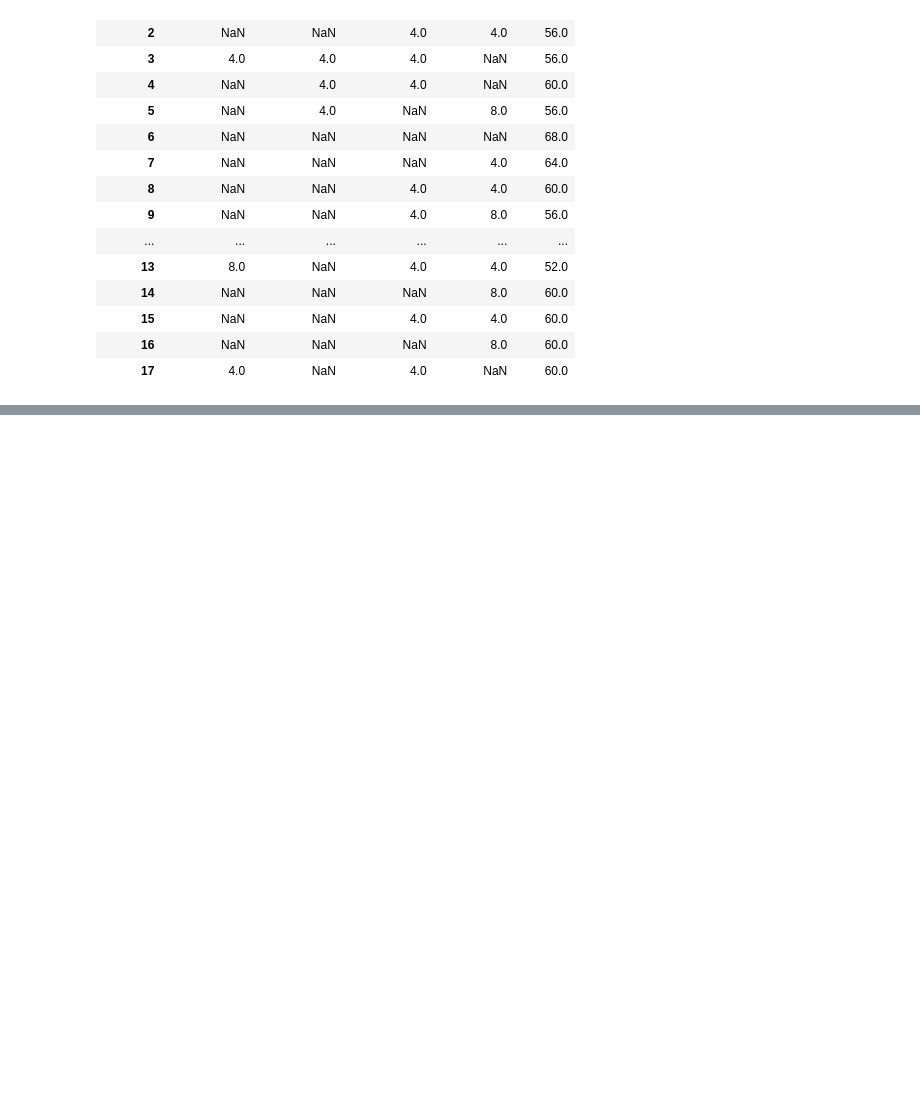
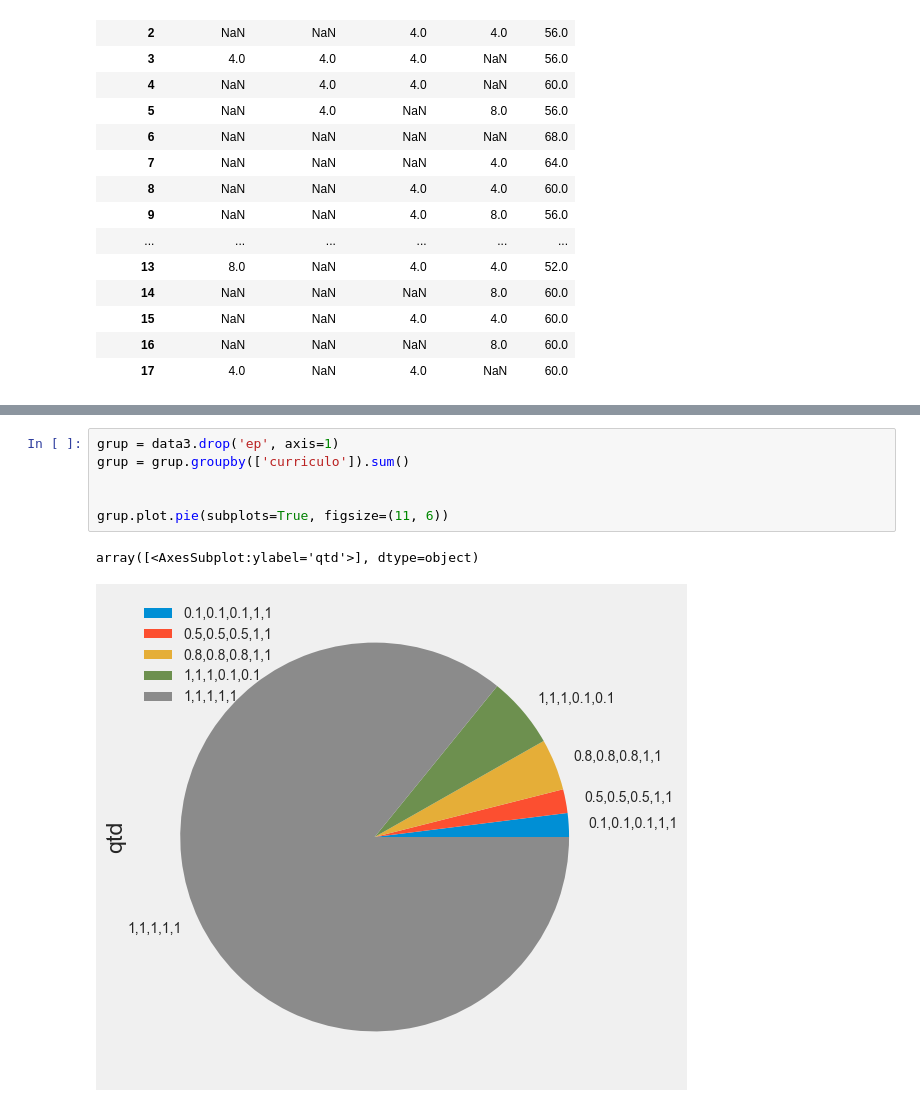
Before and after one commit to MarceloSabris/PesquisaMestrado, a Jupyter notebook: testeplotsbar.ipynb, the cells around one changed output, grey strips where cells are left out. Saved outputs shown, nothing was run; the diff lists cells and outputs as text; blank space fills up the shorter version.

```diff
--- a/testeplotsbar.ipynb
+++ b/testeplotsbar.ipynb
@@ -149,0 +156,9 @@ fig.tight_layout()
+# %%
+grup = data3.drop('ep', axis=1)
+grup = grup.groupby(['curriculo']).sum()
+
+
+grup.plot.pie(subplots=True, figsize=(11, 6))
+# %% [output]
+array([<AxesSubplot:ylabel='qtd'>], dtype=object)
+[figure, added]
```
Also changed, not shown: parts of 2 cells of this notebook.
